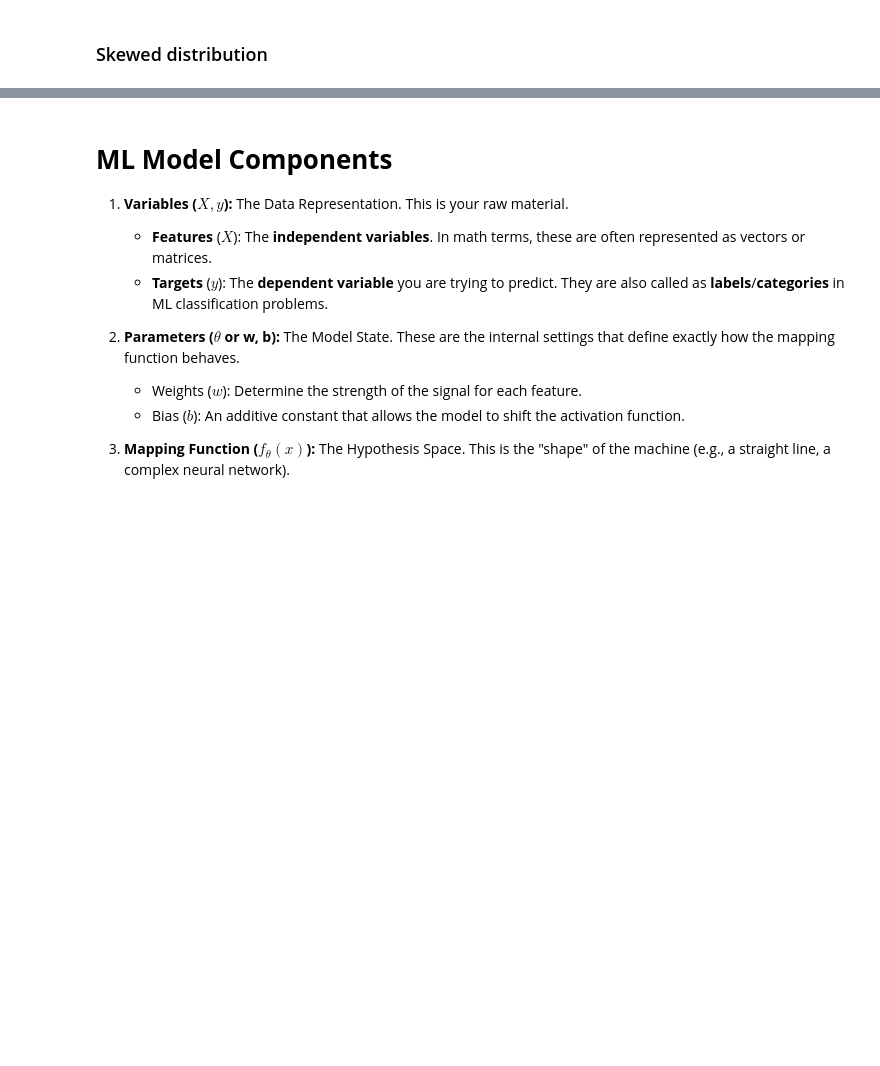
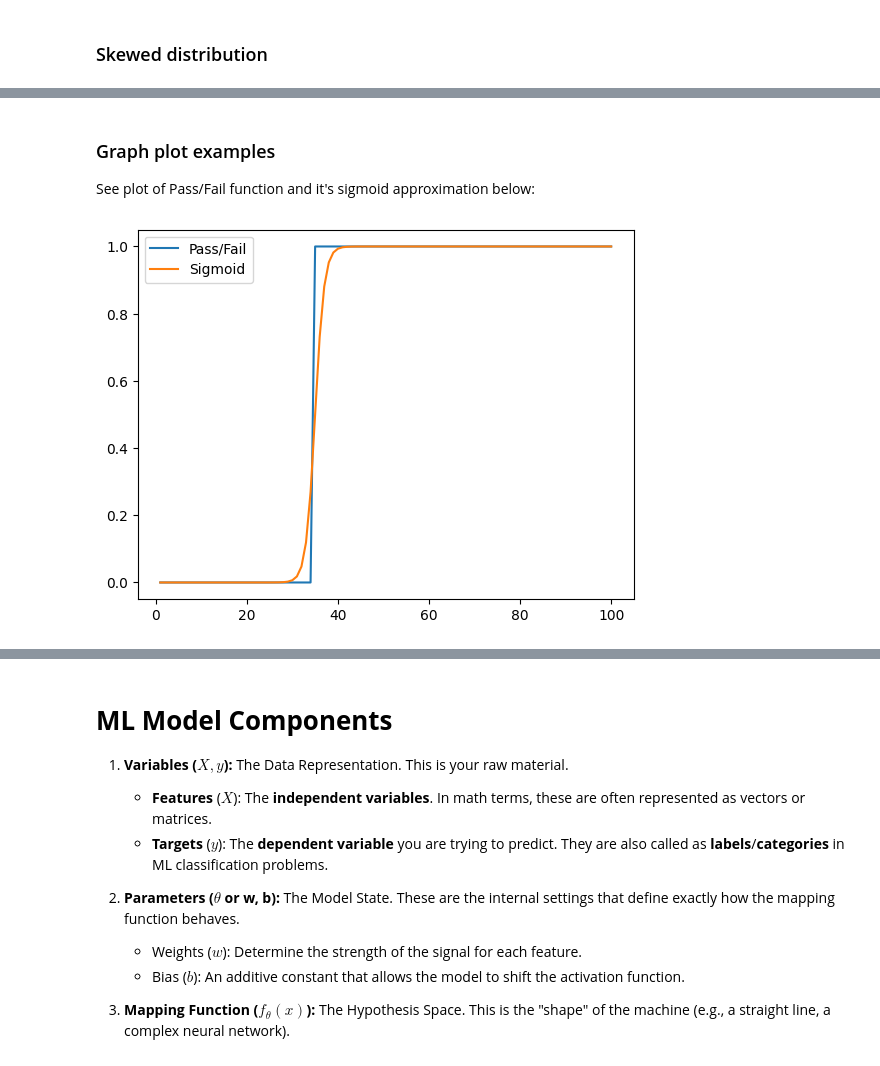
Before and after one commit to venkatbabukr/AllProjects, a Jupyter notebook: Scaler/Modules/ML_Notes.ipynb, the cells around one changed output, grey strips where cells are left out. Saved outputs shown, nothing was run; the diff lists cells and outputs as text; code cells hidden in the pictures; blank space fills up the shorter version.

Commit message:
ML_Notes: Updated more details on R^2, Sigmoid function etc...

```diff
--- a/Scaler/Modules/ML_Notes.ipynb
+++ b/Scaler/Modules/ML_Notes.ipynb
@@ -29,0 +86,23 @@ ML types of variances possible:
+# %% [markdown]
+### Graph plot examples
+
+See plot of Pass/Fail function and it's sigmoid approximation below:
+# %%
+import matplotlib.pyplot as plt
+import numpy as np
+
+def pass_fail(x):
+    return 1 if x >= 35 else 0
+
+def sigmoid_pass_fail(x):
+    return 1 / (1 + np.exp(35 - x))
+
+x = np.linspace(1, 100, 100)
+
+# Plot both pass_fail and sigmod using pyplot
+plt.plot(x, [pass_fail(i) for i in x], label='Pass/Fail')
+plt.plot(x, [sigmoid_pass_fail(i) for i in x], label='Sigmoid')
+plt.legend()
+plt.show()
+# %% [output]
+[figure, added]
```
Also changed, not shown: parts of 14 cells of this notebook.
